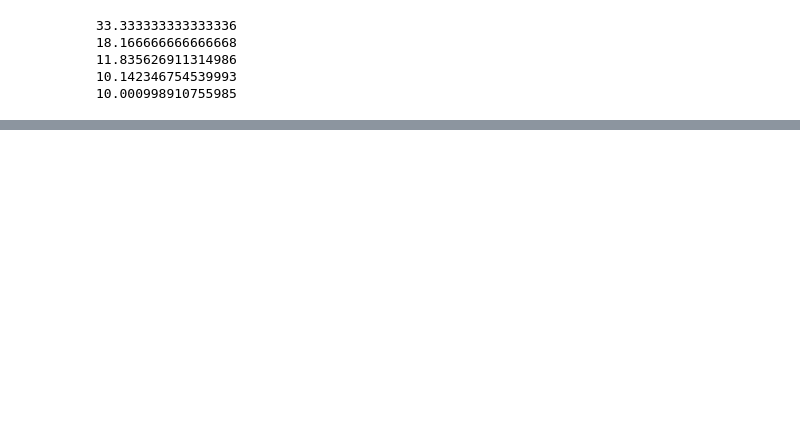
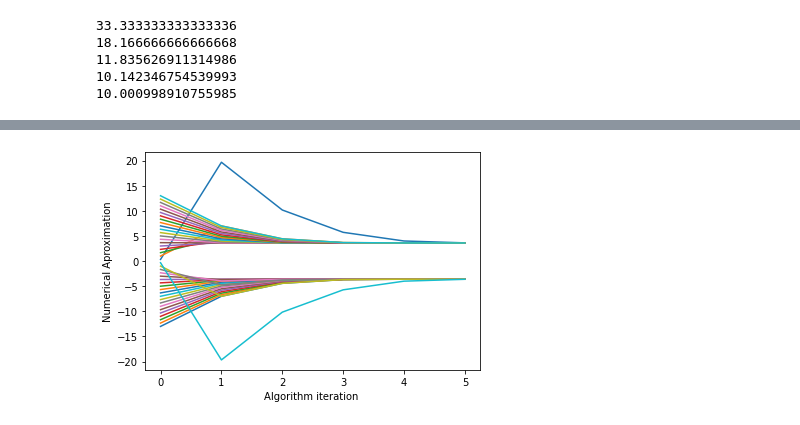
Before and after one commit to danireysan/pymath, a Jupyter notebook: Number Theory/Heron's method of square roots.ipynb, the cells around one changed output, grey strips where cells are left out. Drawn from its saved outputs; the diff is of its cells as text; code cells hidden in the pictures; blank space fills up the shorter version.

```diff
--- a/Number Theory/Heron's method of square roots.ipynb
+++ b/Number Theory/Heron's method of square roots.ipynb
@@ -47,0 +48,29 @@ ValueError: not enough values to unpack (expected 4, got 3)
+# %%
+nums2sqrt= 13
+startEst = np.linspace(-nums2sqrt,nums2sqrt,40)
+
+niters = 5
+
+# initialize results matrix
+
+sqrtAlgResults = np.zeros((len(startEst), niters+1))
+
+#loop over numbers to square root
+for idx, startNum in enumerate(startEst):
+    # initialize start value
+    x = [startNum]
+    # Heron's algo
+    for n in range(niters):
+        newx = ( x[n] + nums2sqrt/x[n] ) / 2
+        x.append(newx)
+
+    sqrtAlgResults[idx,:]= x
+# %%
+plt.plot(np.arange(niters+1), sqrtAlgResults.T)
+
+
+plt.ylabel('Numerical Aproximation')
+plt.xlabel('Algorithm iteration ')
+plt.show()
+# %% [output]
+[figure, added]
```
Also changed, not shown: parts of 1 cell of this notebook.
